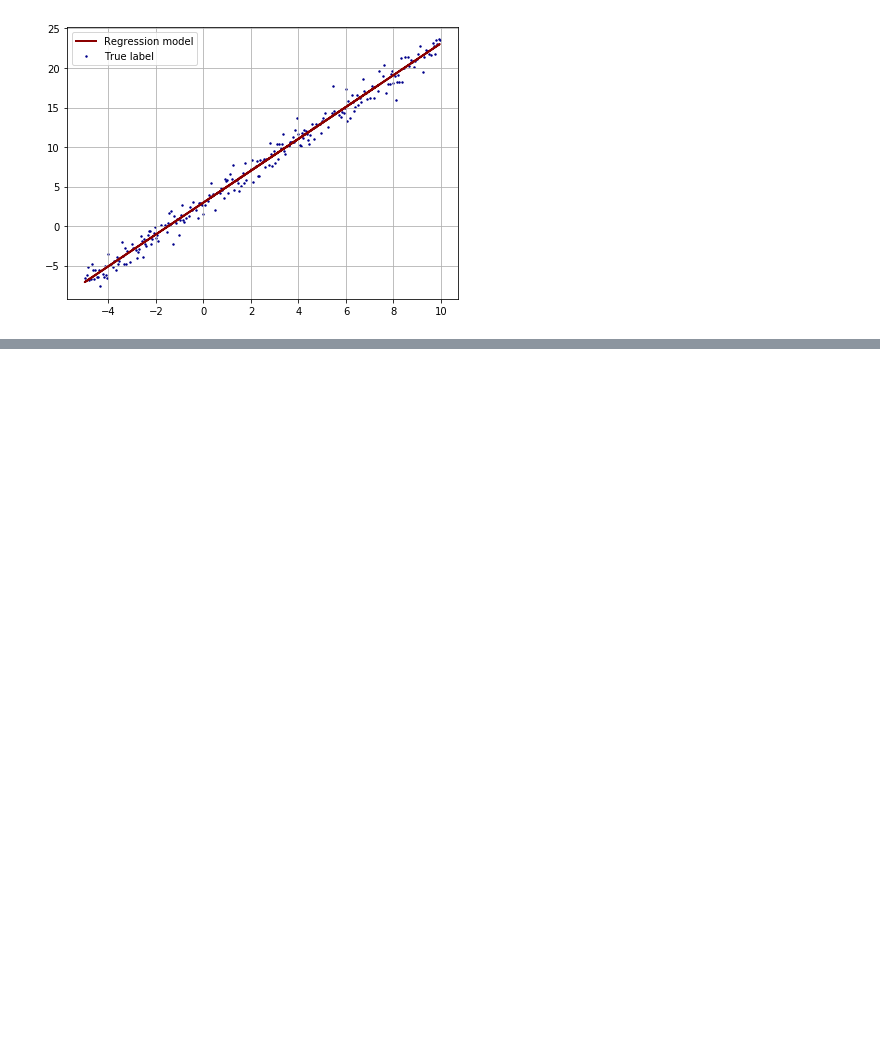
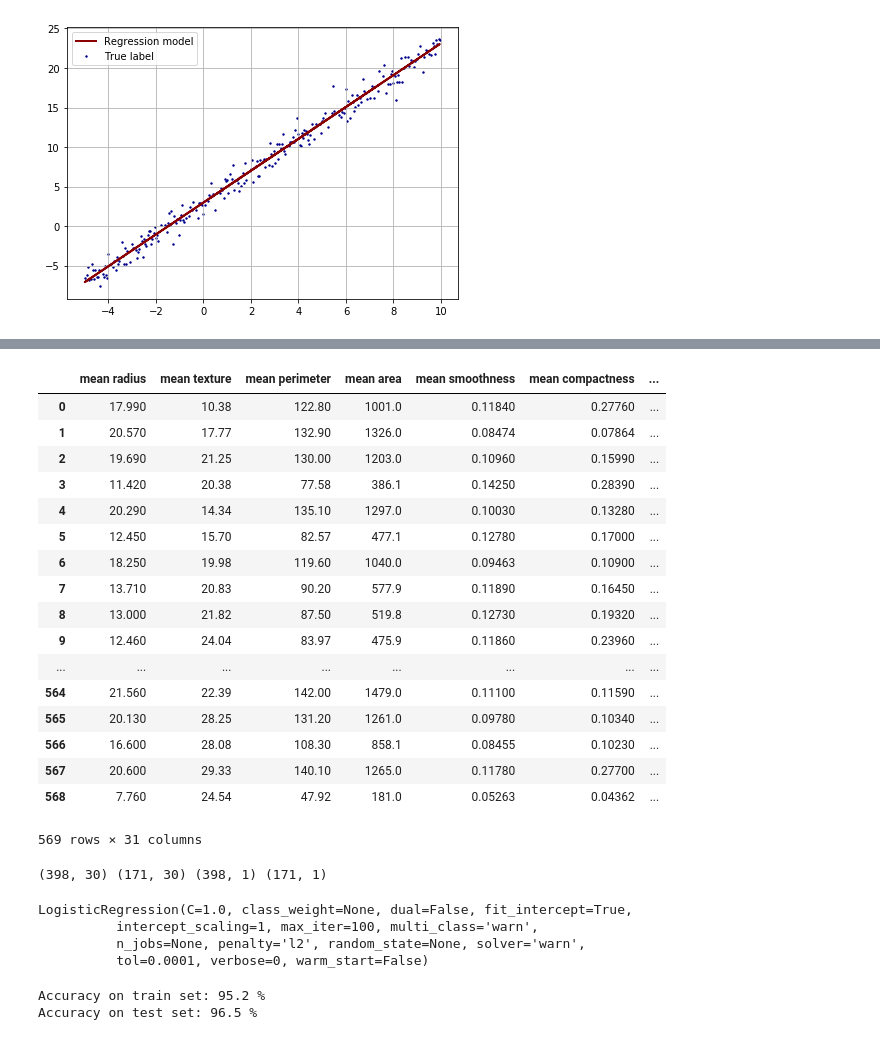
Before and after one commit to nguyenbh1507/Example_notebooks, a Jupyter notebook: Top ML Algorithms.ipynb, the cells around one changed output, grey strips where cells are left out. Saved outputs shown, nothing was run; the diff lists cells and outputs as text; code cells hidden in the pictures; blank space fills up the shorter version.

```diff
--- a/Top ML Algorithms.ipynb
+++ b/Top ML Algorithms.ipynb
@@ -149,0 +330,4 @@ boston_dataset = load_boston()
+# %%
+# Sample code with breast cancer data set
+from sklearn.datasets import load_breast_cancer
+breast_cancer = load_breast_cancer()
@@ -149,0 +375,27 @@ boston_dataset = load_boston()
+# %%
+# dataframe view
+breast_cancer_df = pd.DataFrame(
+    data=np.append(breast_cancer.data, breast_cancer.target.reshape(-1, 1), axis=1),
+    columns=np.append(breast_cancer.feature_names,['class'])
+)
+breast_cancer_df['class'] = breast_cancer_df['class'].map({0: 'malignant', 1: 'benign'})
+breast_cancer_df
+# %% [output]
+|  | mean radius | mean texture | mean perimeter | mean area | mean smoothness | mean compactness | ... |
+| 0 | 17.990 | 10.38 | 122.80 | 1001.0 | 0.11840 | 0.27760 | ... |
+| 1 | 20.570 | 17.77 | 132.90 | 1326.0 | 0.08474 | 0.07864 | ... |
+| 2 | 19.690 | 21.25 | 130.00 | 1203.0 | 0.10960 | 0.15990 | ... |
+| 3 | 11.420 | 20.38 | 77.58 | 386.1 | 0.14250 | 0.28390 | ... |
+| 4 | 20.290 | 14.34 | 135.10 | 1297.0 | 0.10030 | 0.13280 | ... |
+| 5 | 12.450 | 15.70 | 82.57 | 477.1 | 0.12780 | 0.17000 | ... |
+| 6 | 18.250 | 19.98 | 119.60 | 1040.0 | 0.09463 | 0.10900 | ... |
+| 7 | 13.710 | 20.83 | 90.20 | 577.9 | 0.11890 | 0.16450 | ... |
+| 8 | 13.000 | 21.82 | 87.50 | 519.8 | 0.12730 | 0.19320 | ... |
+| 9 | 12.460 | 24.04 | 83.97 | 475.9 | 0.11860 | 0.23960 | ... |
+| ... | ... | ... | ... | ... | ... | ... | ... |
+| 564 | 21.560 | 22.39 | 142.00 | 1479.0 | 0.11100 | 0.11590 | ... |
+| 565 | 20.130 | 28.25 | 131.20 | 1261.0 | 0.09780 | 0.10340 | ... |
+| 566 | 16.600 | 28.08 | 108.30 | 858.1 | 0.08455 | 0.10230 | ... |
+| 567 | 20.600 | 29.33 | 140.10 | 1265.0 | 0.11780 | 0.27700 | ... |
+| 568 | 7.760 | 24.54 | 47.92 | 181.0 | 0.05263 | 0.04362 | ... |
+569 rows × 31 columns
@@ -149,0 +410,12 @@ boston_dataset = load_boston()
+# %%
+print(Xtrain.shape, Xtest.shape, Ytrain.shape, Ytest.shape)
+# %% [output]
+(398, 30) (171, 30) (398, 1) (171, 1)
+# %%
+lrClass = linear_model.LogisticRegression()
+lrClass.fit(X=Xtrain, y=Ytrain)
+# %% [output]
+LogisticRegression(C=1.0, class_weight=None, dual=False, fit_intercept=True,
+          intercept_scaling=1, max_iter=100, multi_class='warn',
+          n_jobs=None, penalty='l2', random_state=None, solver='warn',
+          tol=0.0001, verbose=0, warm_start=False)
@@ -150,3 +425,9 @@ boston_dataset = load_boston()
+# %%
+print("Accuracy on train set:", round(lrClass.score(X=Xtrain, y=Ytrain)*100,1), '%')
+print("Accuracy on test set:", round(lrClass.score(X=Xtest, y=Ytest)*100,1), '%')
+# %% [output]
+Accuracy on train set: 95.2 %
+Accuracy on test set: 96.5 %
 # %%
 # https://www.analyticsvidhya.com/blog/2017/09/common-machine-learning-algorithms/
 # https://towardsdatascience.com/linear-regression-on-boston-housing-dataset-f409b7e4a155
```
Also changed, not shown: parts of 31 cells of this notebook.
